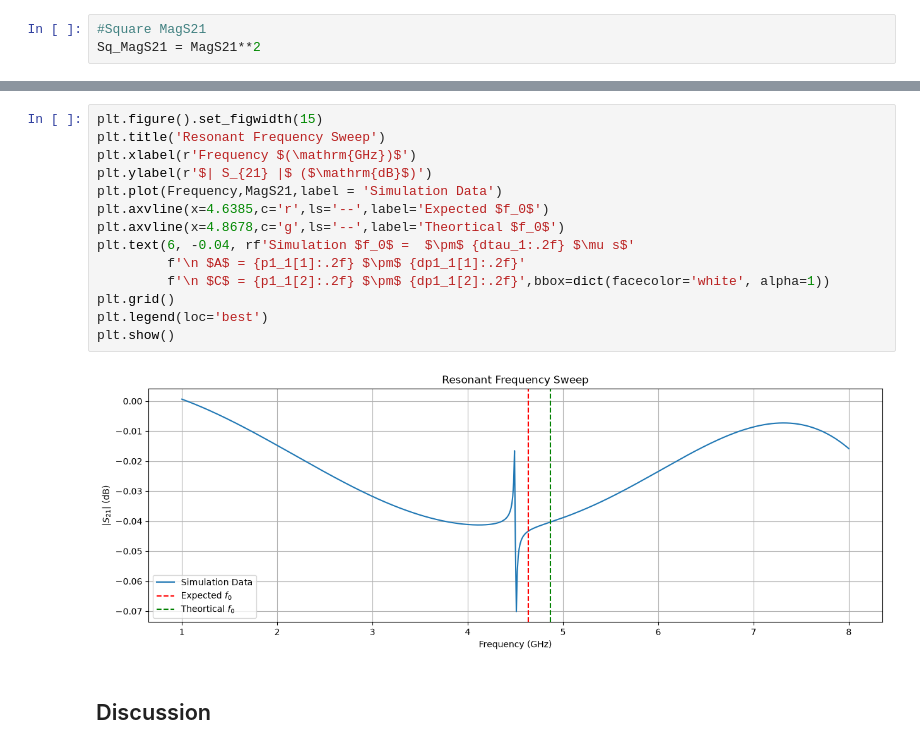
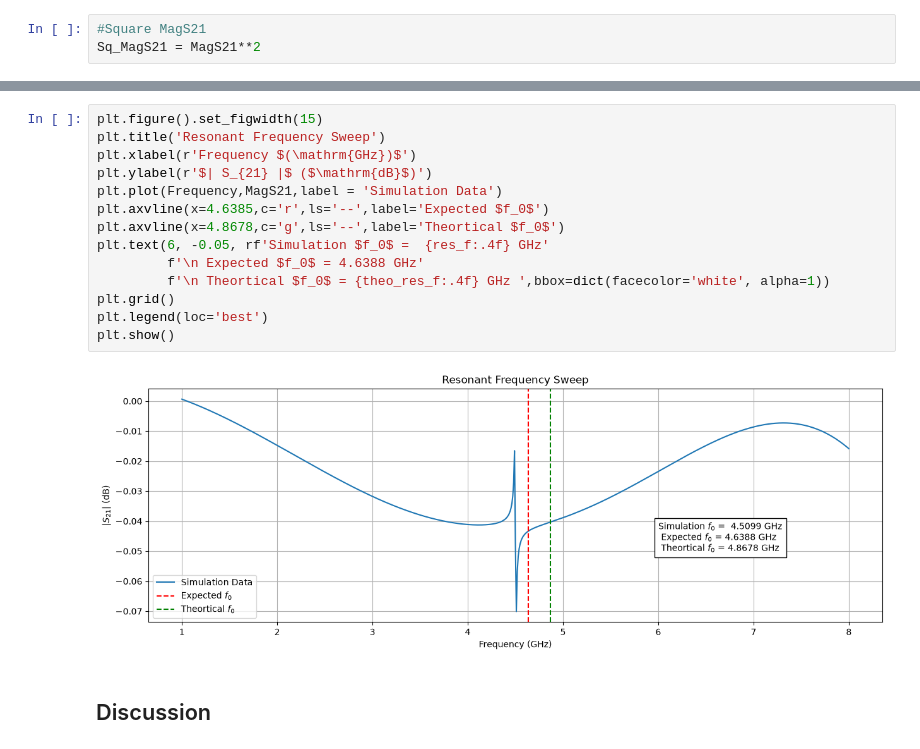
Before and after one commit to benji-thomas/Resonator-Frequency-Simulation, a Jupyter notebook: Analysis_of_Mag_S21.ipynb, the cells around one changed output, grey strips where cells are left out. Drawn from its saved outputs; the diff is of its cells as text.

```diff
--- a/Analysis_of_Mag_S21.ipynb
+++ b/Analysis_of_Mag_S21.ipynb
@@ -10,18 +33,18 @@ Sq_MagS21 = MagS21**2
 # %%
 plt.figure().set_figwidth(15)
 plt.title('Resonant Frequency Sweep')
 plt.xlabel(r'Frequency $(\mathrm{GHz})$')
 plt.ylabel(r'$| S_{21} |$ ($\mathrm{dB}$)')
 plt.plot(Frequency,MagS21,label = 'Simulation Data')
 plt.axvline(x=4.6385,c='r',ls='--',label='Expected $f_0$')
 plt.axvline(x=4.8678,c='g',ls='--',label='Theortical $f_0$')
-plt.text(6, -0.04, rf'Simulation $f_0$ =  $\pm$ {dtau_1:.2f} $\mu s$'
-         f'\n $A$ = {p1_1[1]:.2f} $\pm$ {dp1_1[1]:.2f}'
-         f'\n $C$ = {p1_1[2]:.2f} $\pm$ {dp1_1[2]:.2f}',bbox=dict(facecolor='white', alpha=1))
+plt.text(6, -0.05, rf'Simulation $f_0$ =  {res_f:.4f} GHz'
+         f'\n Expected $f_0$ = 4.6388 GHz'
+         f'\n Theortical $f_0$ = {theo_res_f:.4f} GHz ',bbox=dict(facecolor='white', alpha=1))
 plt.grid()
 plt.legend(loc='best')
 plt.show()
 # %% [output]
-[figure, old version]
+[figure, new version]
 # %% [markdown]
 ## Discussion
```
Also changed, not shown: parts of 5 cells of this notebook, 1 other file.
